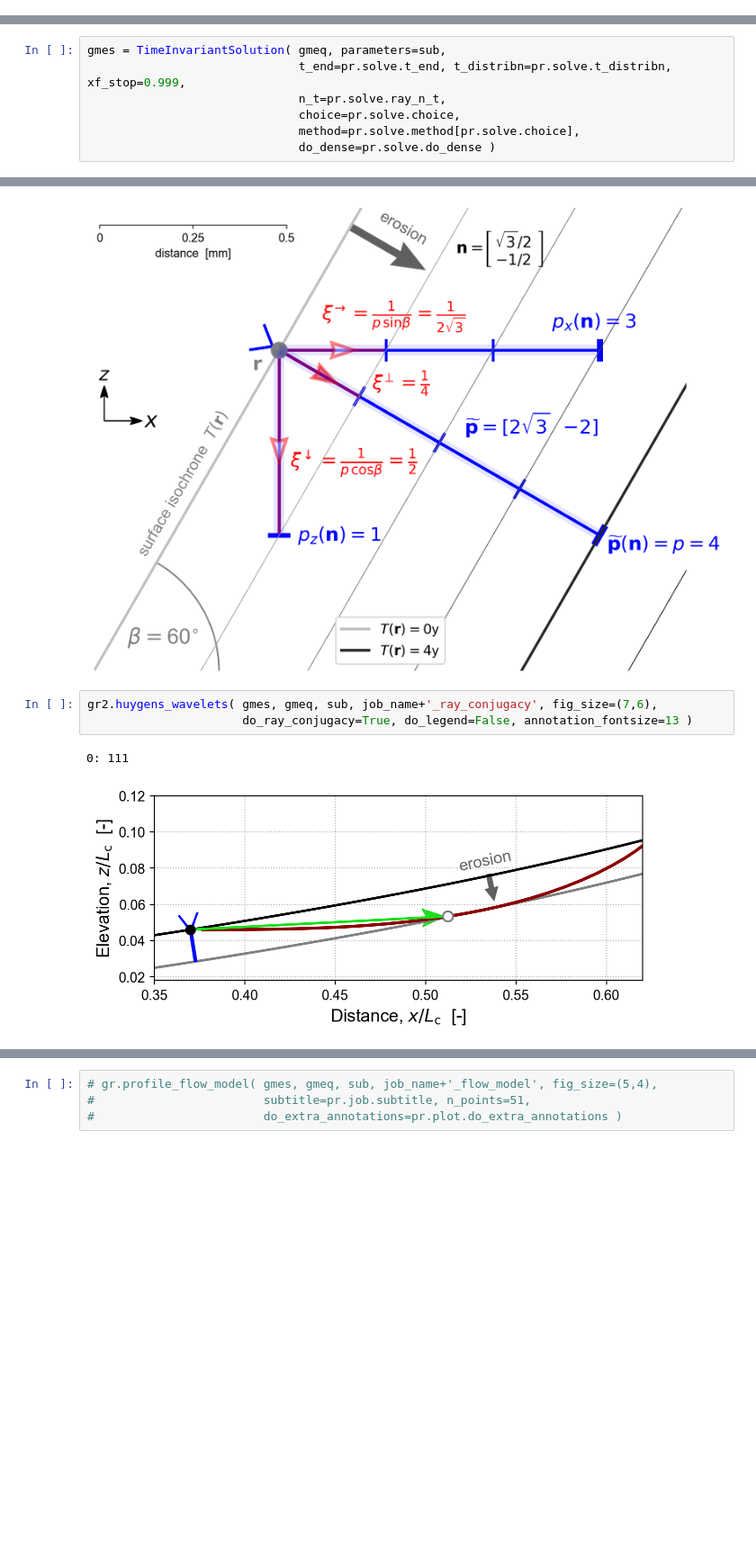
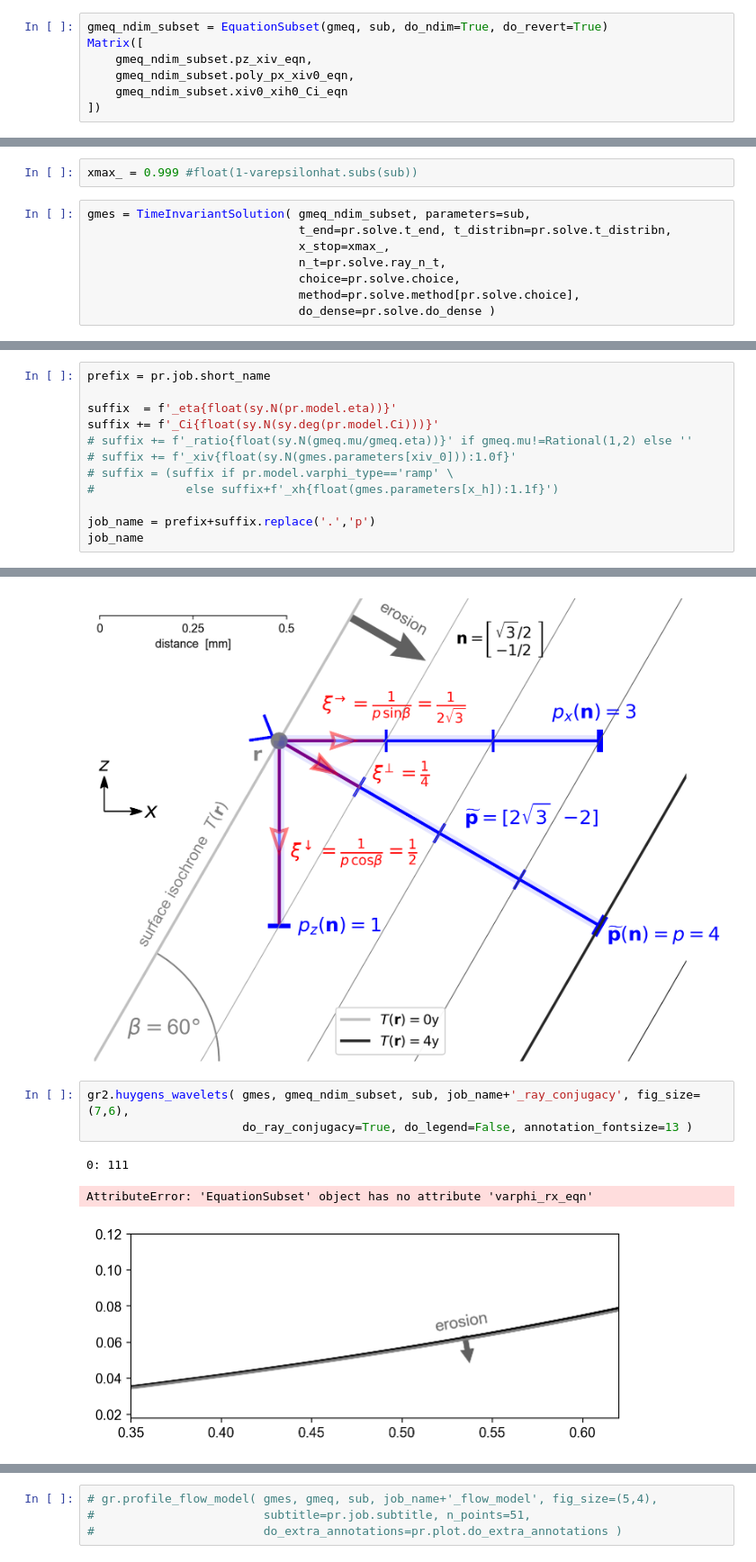
Before and after one commit to geomorphysics/GME, a Jupyter notebook: Notebooks/Doc/SchematicFigs.ipynb, the cells around one changed output, grey strips where cells are left out. Shown: that part at 90% size. Cells and saved outputs as stored; diff of their text form; blank space fills up the shorter version.

```diff
--- a/Notebooks/Doc/SchematicFigs.ipynb
+++ b/Notebooks/Doc/SchematicFigs.ipynb
@@ -116,0 +138,7 @@ Create an instance of the ODE solution object.
+# %%
+gmeq_ndim_subset = EquationSubset(gmeq, sub, do_ndim=True, do_revert=True)
+Matrix([
+    gmeq_ndim_subset.pz_xiv_eqn,
+    gmeq_ndim_subset.poly_px_xiv0_eqn,
+    gmeq_ndim_subset.xiv0_xih0_Ci_eqn
+])
@@ -117,6 +147,9 @@ Create an instance of the ODE solution object.
+# %%
+xmax_ = 0.999 #float(1-varepsilonhat.subs(sub))
 # %%
-gmes = TimeInvariantSolution( gmeq, parameters=sub,
-                              t_end=pr.solve.t_end, t_distribn=pr.solve.t_distribn, xf_stop=0.999,
+gmes = TimeInvariantSolution( gmeq_ndim_subset, parameters=sub,
+                              t_end=pr.solve.t_end, t_distribn=pr.solve.t_distribn,
+                              x_stop=xmax_,
                               n_t=pr.solve.ray_n_t,
                               choice=pr.solve.choice,
                               method=pr.solve.method[pr.solve.choice],
@@ -174,0 +206,12 @@ job_name
+# %%
+prefix = pr.job.short_name
+
+suffix  = f'_eta{float(sy.N(pr.model.eta))}'
+suffix += f'_Ci{float(sy.N(sy.deg(pr.model.Ci)))}'
+# suffix += f'_ratio{float(sy.N(gmeq.mu/gmeq.eta))}' if gmeq.mu!=Rational(1,2) else ''
+# suffix += f'_xiv{float(sy.N(gmes.parameters[xiv_0])):1.0f}'
+# suffix = (suffix if pr.model.varphi_type=='ramp' \
+#             else suffix+f'_xh{float(gmes.parameters[x_h]):1.1f}')
+
+job_name = prefix+suffix.replace('.','p')
+job_name
@@ -195,11 +317,12 @@ gr2.covector_isochrones(name='sch_covector_isochrones', fig_size=(10,10))
 # %% [output]
 [figure]
 # %%
-gr2.huygens_wavelets( gmes, gmeq, sub, job_name+'_ray_conjugacy', fig_size=(7,6),
+gr2.huygens_wavelets( gmes, gmeq_ndim_subset, sub, job_name+'_ray_conjugacy', fig_size=(7,6),
                       do_ray_conjugacy=True, do_legend=False, annotation_fontsize=13 )
 # %% [output]
 0: 111
+AttributeError: 'EquationSubset' object has no attribute 'varphi_rx_eqn'
-[figure, old version]
+[figure, new version]
 # %%
 gr2.huygens_wavelets( gmes, gmeq, sub, job_name+'_ray_conjugacy_legend', fig_size=(10,6),
                       do_ray_conjugacy=True, do_legend=True, legend_fontsize=9,
```
Also changed, not shown: parts of 34 cells of this notebook, 25 other files.
